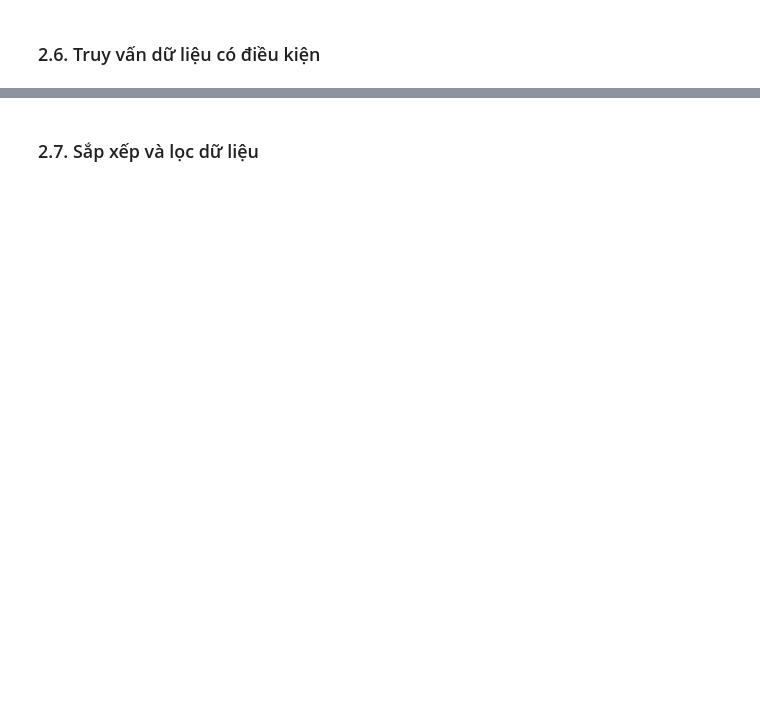
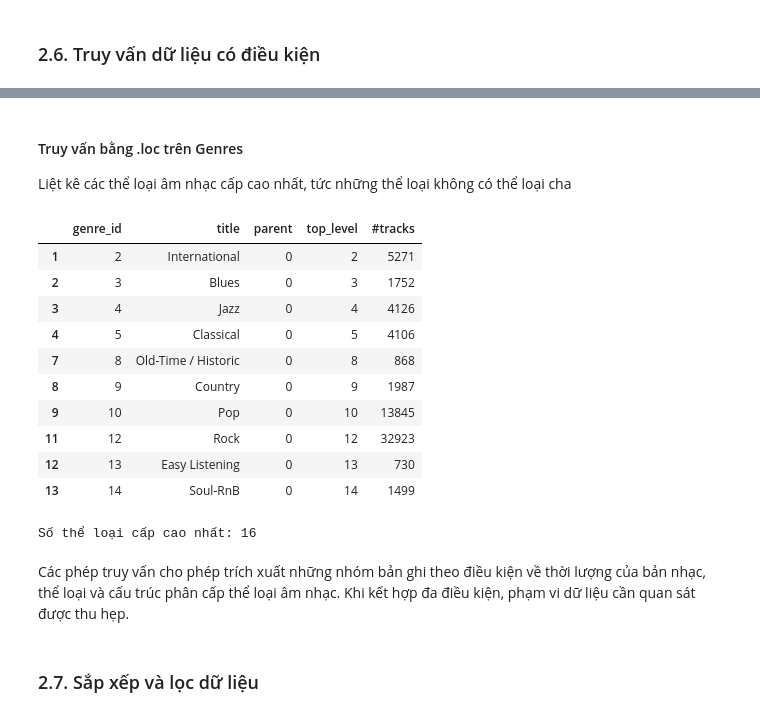
Before and after one commit to 1amBlake/fma-music-analysis-iuh, a Jupyter notebook: notebooks/fma_music_analysis.ipynb, the cells around one changed output, grey strips where cells are left out. Drawn from its saved outputs; the diff is of its cells as text; code cells hidden in the pictures; blank space fills up the shorter version.

```diff
--- a/notebooks/fma_music_analysis.ipynb
+++ b/notebooks/fma_music_analysis.ipynb
@@ -126,2 +430,34 @@ Mô tả cardinality:
+# %% [markdown]
+#### Truy vấn bằng .loc trên Genres
+Liệt kê các thể loại âm nhạc cấp cao nhất, tức những thể loại không có thể loại cha
+# %%
+
+# Các thể loại không có thể loại cha
+top_genres = genres.loc[genres["parent"] == 0]
+
+display(top_genres[[
+    "genre_id",
+    "title",
+    "parent",
+    "top_level",
+    "#tracks"
+]].head(10))
+
+print("Số thể loại cấp cao nhất:", len(top_genres))
+# %% [output]
+|  | genre_id | title | parent | top_level | #tracks |
+| 1 | 2 | International | 0 | 2 | 5271 |
+| 2 | 3 | Blues | 0 | 3 | 1752 |
+| 3 | 4 | Jazz | 0 | 4 | 4126 |
+| 4 | 5 | Classical | 0 | 5 | 4106 |
+| 7 | 8 | Old-Time / Historic | 0 | 8 | 868 |
+| 8 | 9 | Country | 0 | 9 | 1987 |
+| 9 | 10 | Pop | 0 | 10 | 13845 |
+| 11 | 12 | Rock | 0 | 12 | 32923 |
+| 12 | 13 | Easy Listening | 0 | 13 | 730 |
+| 13 | 14 | Soul-RnB | 0 | 14 | 1499 |
+Số thể loại cấp cao nhất: 16
+# %% [markdown]
+Các phép truy vấn cho phép trích xuất những nhóm bản ghi theo điều kiện về thời lượng của bản nhạc, thể loại và cấu trúc phân cấp thể loại âm nhạc. Khi kết hợp đa điều kiện, phạm vi dữ liệu cần quan sát được thu hẹp.
 # %% [markdown]
 ### 2.7. Sắp xếp và lọc dữ liệu
```
Also changed, not shown: parts of 36 cells of this notebook.
